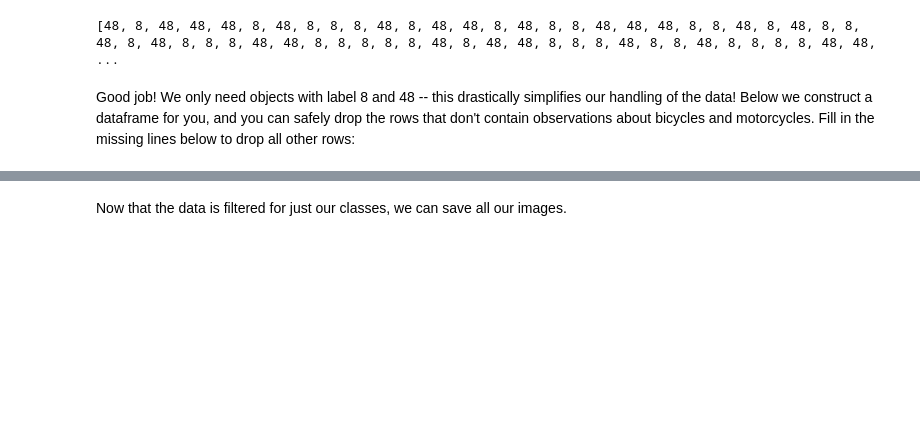
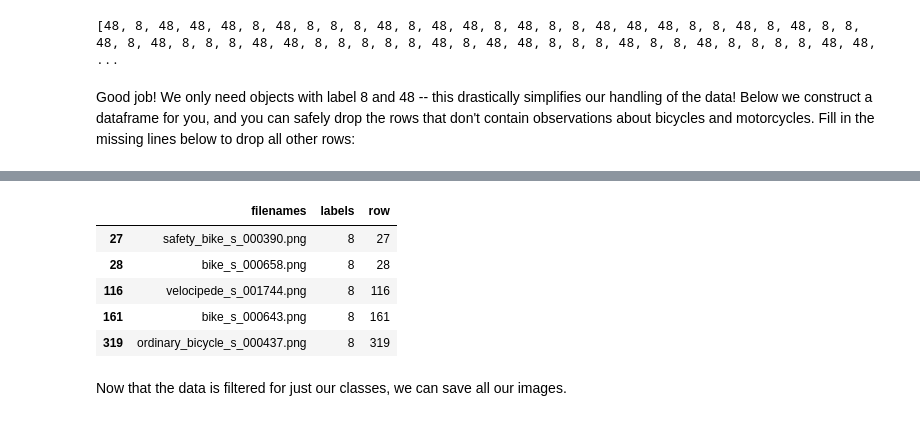
Before and after one commit to edidiongaligbe/udacity-nd009t-C2-Developing-ML-Workflow, a Jupyter notebook: project/starter.ipynb, the cells around one changed output, grey strips where cells are left out. Cells and saved outputs as stored; diff of their text form; code cells hidden in the pictures; blank space fills up the shorter version.

```diff
--- a/project/starter.ipynb
+++ b/project/starter.ipynb
@@ -211,3 +199,26 @@ TypeError: object of type 'NoneType' has no len()
+# %%
+df_test = pd.DataFrame({
+    "filenames": dataset_test[b'filenames'],
+    "labels": dataset_test[b'fine_labels'],
+    "row": range(len(dataset_test[b'filenames']))
+})
+# Drop all rows from df_train where label is not 8 or 48
+df_test.drop(df_test[(df_test['labels'] != 8) & (df_test['labels'] != 48)].index, inplace=True)
+
+# Decode df_test.filenames so they are regular strings
+df_test["filenames"] = df_test["filenames"].apply(
+    lambda x: x.decode("utf-8")
+)
+
+
+df_test.head(5)
+# %% [output]
+|  | filenames | labels | row |
+| 27 | safety_bike_s_000390.png | 8 | 27 |
+| 28 | bike_s_000658.png | 8 | 28 |
+| 116 | velocipede_s_001744.png | 8 | 116 |
+| 161 | bike_s_000643.png | 8 | 161 |
+| 319 | ordinary_bicycle_s_000437.png | 8 | 319 |
 # %% [markdown]
 Now that the data is filtered for just our classes, we can save all our images.
 # %%
```
Also changed, not shown: parts of 22 cells of this notebook.
